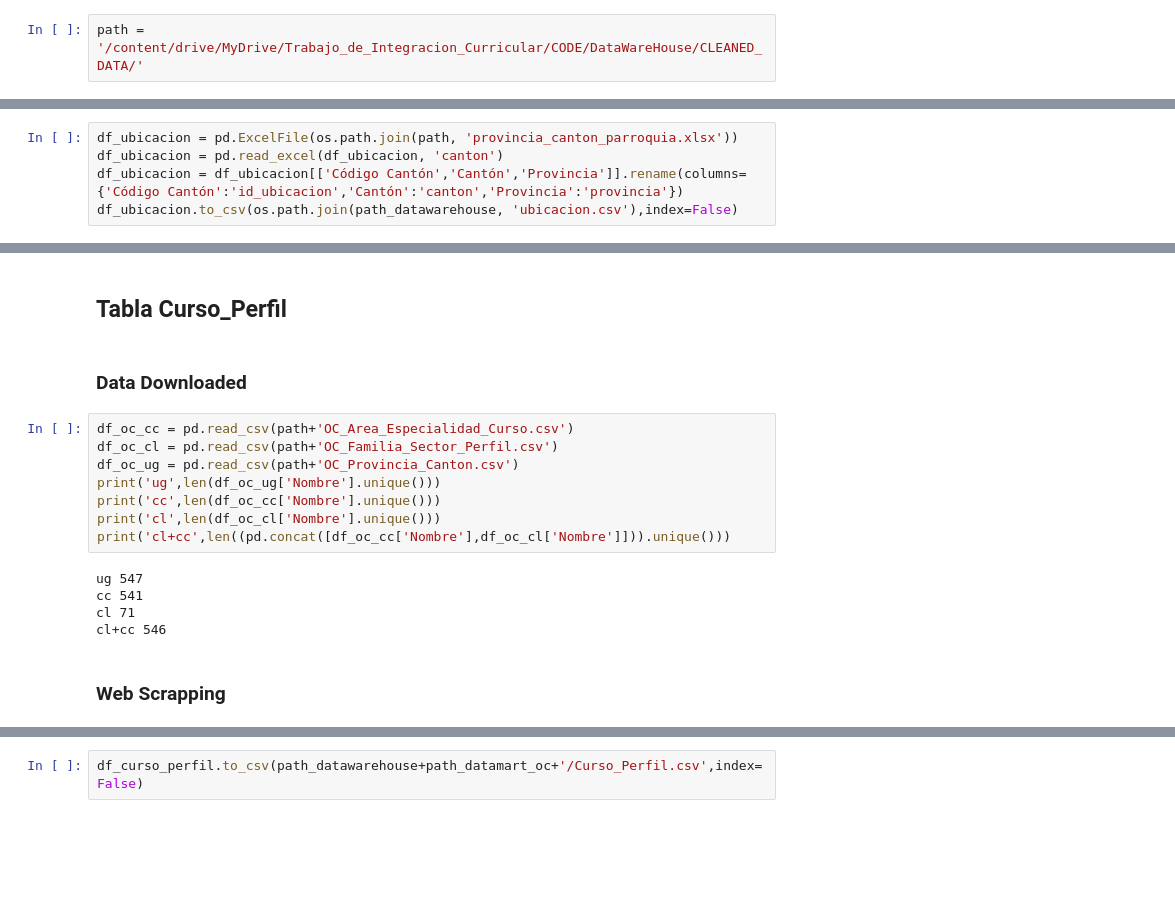
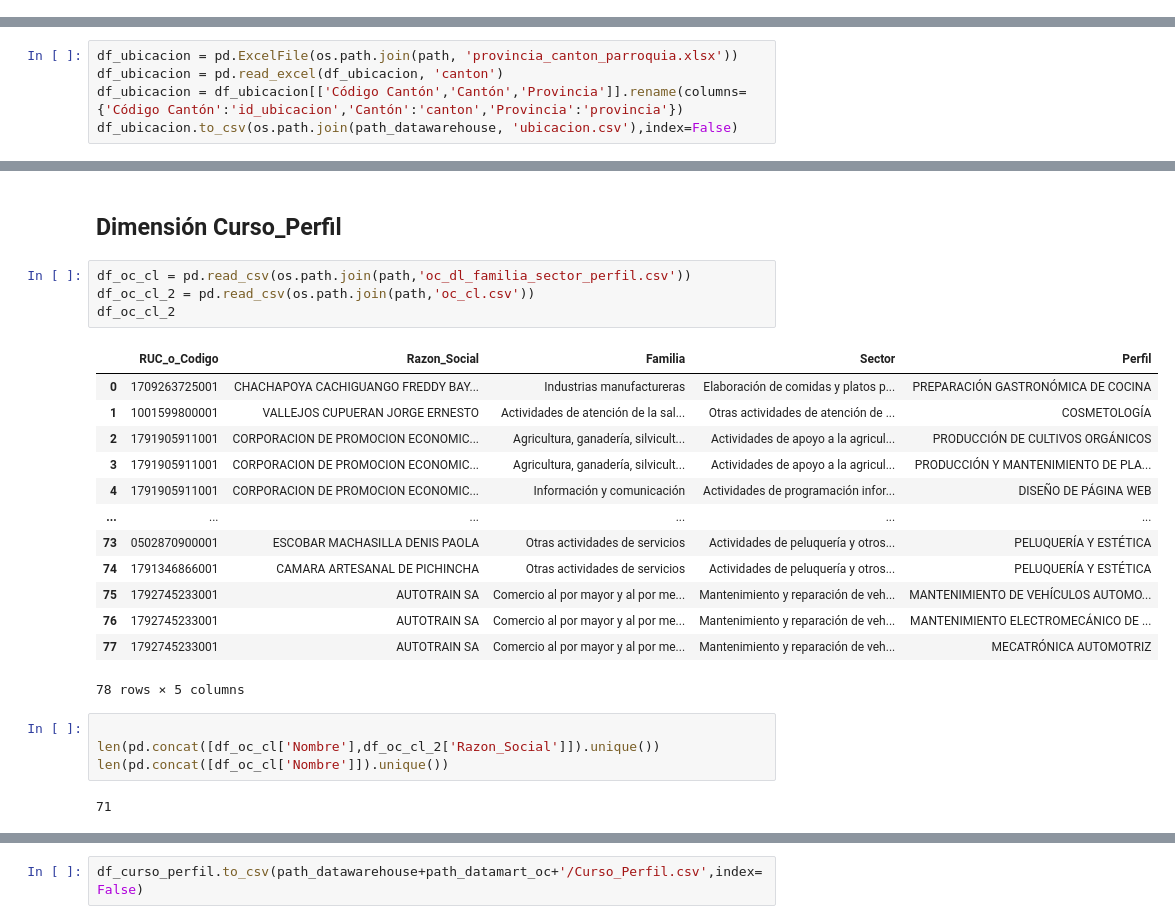
Before and after one commit to Herziox/Data-Mining-System-SETEC, a Jupyter notebook: 3_data_preprocesing_module/Integracion_de_Datos.ipynb, the cells around one changed output, grey strips where cells are left out. Drawn from its saved outputs; the diff is of its cells as text; blank space fills up the shorter version.

```diff
--- a/3_data_preprocesing_module/Integracion_de_Datos.ipynb
+++ b/3_data_preprocesing_module/Integracion_de_Datos.ipynb
@@ -18,5 +20,3 @@ path = os.path.join(base_path, "CLEANED_DATA")
-# %%
-path = '/content/drive/MyDrive/Trabajo_de_Integracion_Curricular/CODE/DataWareHouse/CLEANED_DATA/'
 # %%
 os.listdir(path)
 # %% [output]
@@ -162,20 +198,27 @@ memory usage: 33.2+ KB
 # %% [markdown]
-## Tabla Curso_Perfil
+## Dimensión Curso_Perfil
-# %% [markdown]
-### Data Downloaded
-# %%
-df_oc_cc = pd.read_csv(path+'OC_Area_Especialidad_Curso.csv')
-df_oc_cl = pd.read_csv(path+'OC_Familia_Sector_Perfil.csv')
-df_oc_ug = pd.read_csv(path+'OC_Provincia_Canton.csv')
-print('ug',len(df_oc_ug['Nombre'].unique()))
-print('cc',len(df_oc_cc['Nombre'].unique()))
-print('cl',len(df_oc_cl['Nombre'].unique()))
-print('cl+cc',len((pd.concat([df_oc_cc['Nombre'],df_oc_cl['Nombre']])).unique()))
-# %% [output]
-ug 547
-cc 541
-cl 71
-cl+cc 546
-# %% [markdown]
-### Web Scrapping
+# %%
+df_oc_cl = pd.read_csv(os.path.join(path,'oc_dl_familia_sector_perfil.csv'))
+df_oc_cl_2 = pd.read_csv(os.path.join(path,'oc_cl.csv'))
+df_oc_cl_2
+# %% [output]
+|  | RUC_o_Codigo | Razon_Social | Familia | Sector | Perfil |
+| 0 | 1709263725001 | CHACHAPOYA CACHIGUANGO FREDDY BAY... | Industrias manufactureras | Elaboración de comidas y platos p... | PREPARACIÓN GASTRONÓMICA DE COCINA |
+| 1 | 1001599800001 | VALLEJOS CUPUERAN JORGE ERNESTO | Actividades de atención de la sal... | Otras actividades de atención de ... | COSMETOLOGÍA |
+| 2 | 1791905911001 | CORPORACION DE PROMOCION ECONOMIC... | Agricultura, ganadería, silvicult... | Actividades de apoyo a la agricul... | PRODUCCIÓN DE CULTIVOS ORGÁNICOS |
+| 3 | 1791905911001 | CORPORACION DE PROMOCION ECONOMIC... | Agricultura, ganadería, silvicult... | Actividades de apoyo a la agricul... | PRODUCCIÓN Y MANTENIMIENTO DE PLA... |
+| 4 | 1791905911001 | CORPORACION DE PROMOCION ECONOMIC... | Información y comunicación | Actividades de programación infor... | DISEÑO DE PÁGINA WEB |
+| ... | ... | ... | ... | ... | ... |
+| 73 | 0502870900001 | ESCOBAR MACHASILLA DENIS PAOLA | Otras actividades de servicios | Actividades de peluquería y otros... | PELUQUERÍA Y ESTÉTICA |
+| 74 | 1791346866001 | CAMARA ARTESANAL DE PICHINCHA | Otras actividades de servicios | Actividades de peluquería y otros... | PELUQUERÍA Y ESTÉTICA |
+| 75 | 1792745233001 | AUTOTRAIN SA | Comercio al por mayor y al por me... | Mantenimiento y reparación de veh... | MANTENIMIENTO DE VEHÍCULOS AUTOMO... |
+| 76 | 1792745233001 | AUTOTRAIN SA | Comercio al por mayor y al por me... | Mantenimiento y reparación de veh... | MANTENIMIENTO ELECTROMECÁNICO DE ... |
+| 77 | 1792745233001 | AUTOTRAIN SA | Comercio al por mayor y al por me... | Mantenimiento y reparación de veh... | MECATRÓNICA AUTOMOTRIZ |
+78 rows × 5 columns
+# %%
+
+len(pd.concat([df_oc_cl['Nombre'],df_oc_cl_2['Razon_Social']]).unique())
+len(pd.concat([df_oc_cl['Nombre']]).unique())
+# %% [output]
+71
 # %%
```
Also changed, not shown: parts of 14 cells of this notebook, 15 other files.
